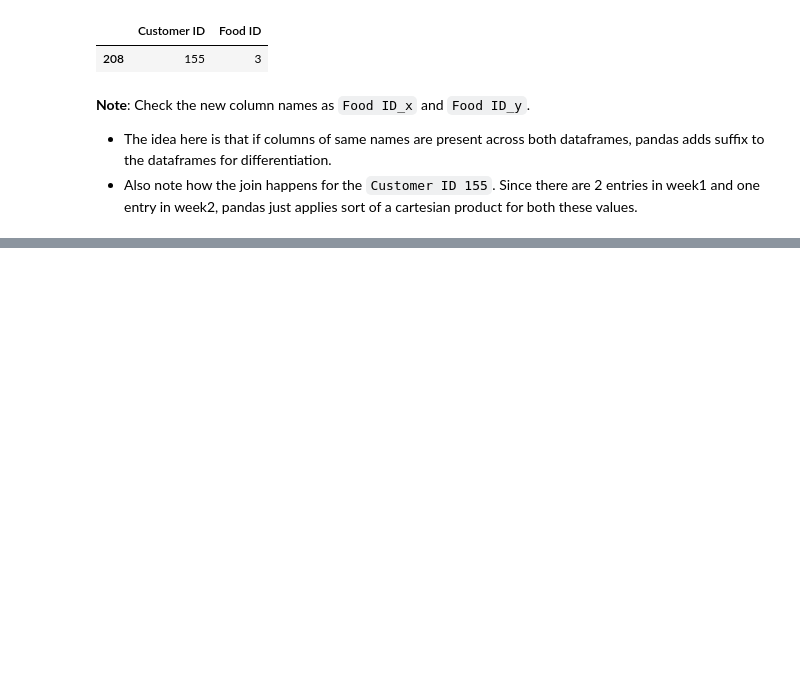
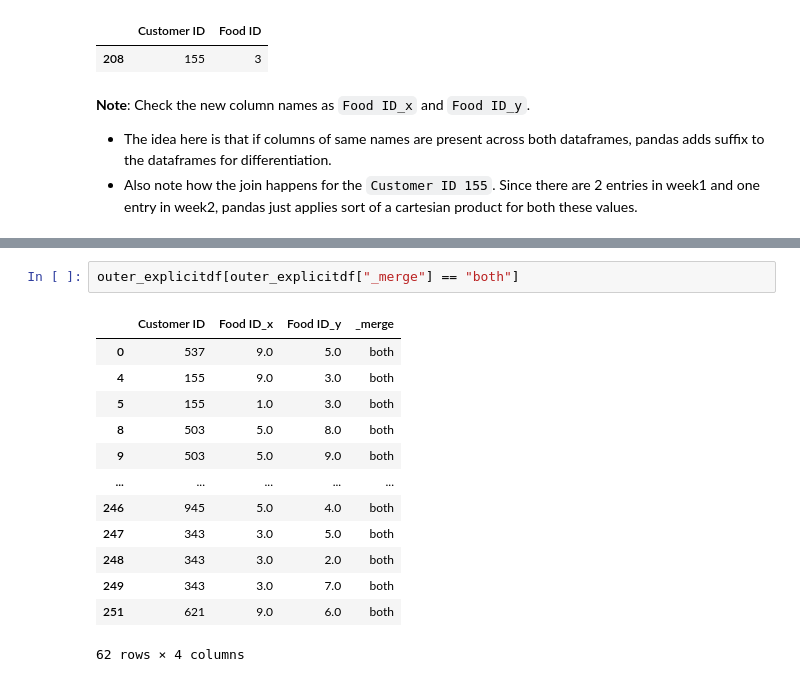
Before and after one commit to selfstarter39/ml_ds, a Jupyter notebook: data_wrangling/merge-pandas.ipynb, the cells around one changed output, grey strips where cells are left out. Cells and saved outputs as stored; diff of their text form; blank space fills up the shorter version.

```diff
--- a/data_wrangling/merge-pandas.ipynb
+++ b/data_wrangling/merge-pandas.ipynb
@@ -256,0 +322,16 @@ week2[week2["Customer ID"]== 155]
+# %%
+outer_explicitdf[outer_explicitdf["_merge"] == "both"]
+# %% [output]
+|  | Customer ID | Food ID_x | Food ID_y | _merge |
+| 0 | 537 | 9.0 | 5.0 | both |
+| 4 | 155 | 9.0 | 3.0 | both |
+| 5 | 155 | 1.0 | 3.0 | both |
+| 8 | 503 | 5.0 | 8.0 | both |
+| 9 | 503 | 5.0 | 9.0 | both |
+| ... | ... | ... | ... | ... |
+| 246 | 945 | 5.0 | 4.0 | both |
+| 247 | 343 | 3.0 | 5.0 | both |
+| 248 | 343 | 3.0 | 2.0 | both |
+| 249 | 343 | 3.0 | 7.0 | both |
+| 251 | 621 | 9.0 | 6.0 | both |
+62 rows × 4 columns
```
Also changed, not shown: parts of 11 cells of this notebook.
